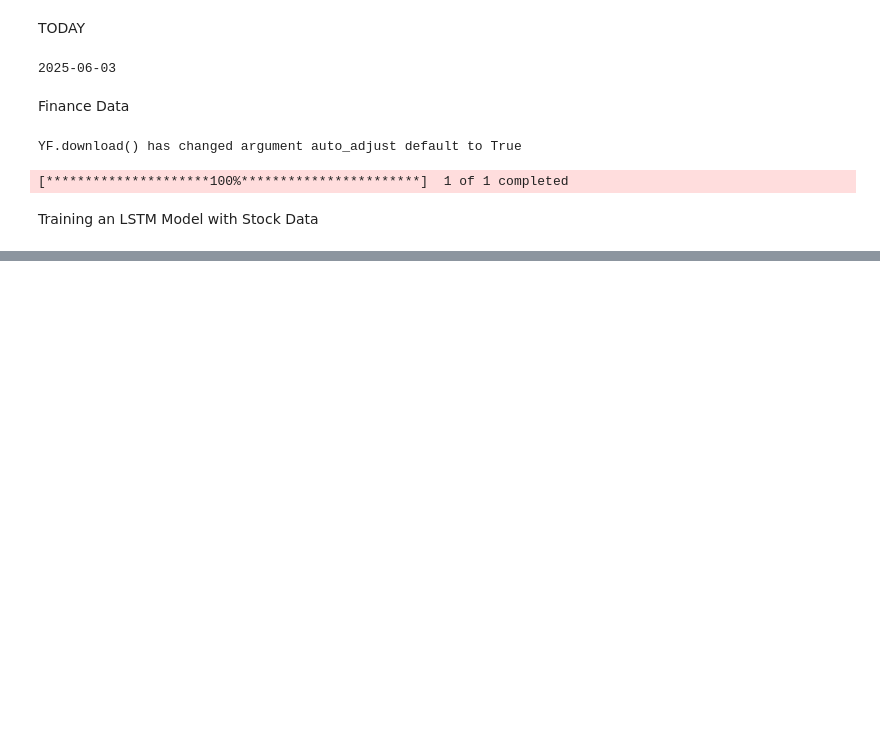
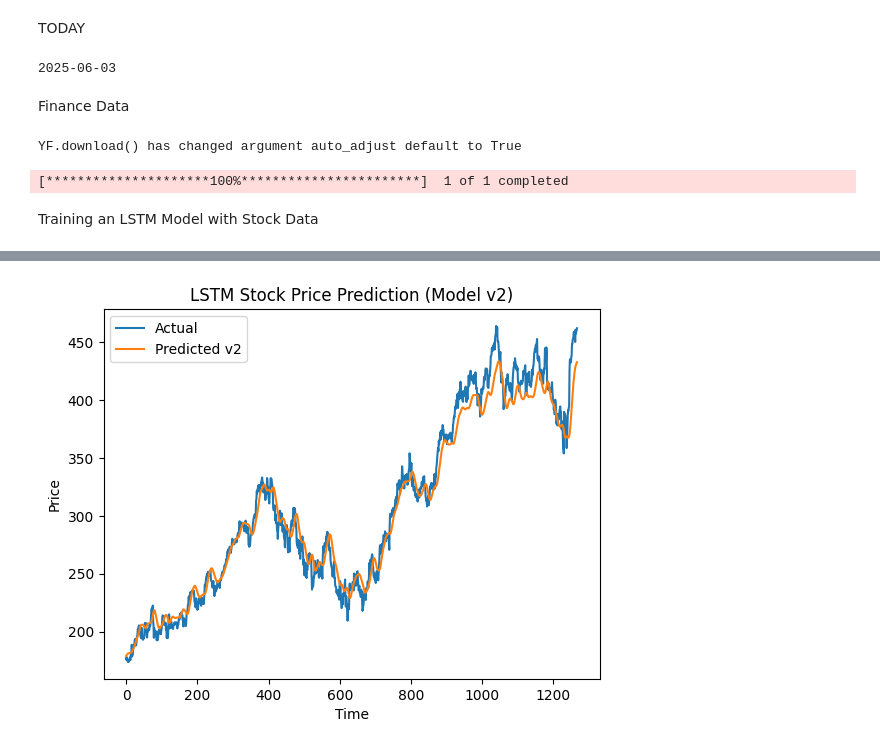
Before and after one commit to Sevinda-Herath/Stock-Market-Prediction-AI-Model, a Jupyter notebook: Model.ipynb, the cells around one changed output, grey strips where cells are left out. Saved outputs shown, nothing was run; the diff lists cells and outputs as text; code cells hidden in the pictures; blank space fills up the shorter version.

```diff
--- a/Model.ipynb
+++ b/Model.ipynb
@@ -194,0 +164,11 @@ plt.show()
+# %%
+from tensorflow.keras.models import load_model
+
+# Load the model from 'v2.h5'
+model_v2 = load_model('v2.h5')
+
+# Make predictions using X_test
+predictions_v2 = model_v2.predict(X_test)
+
+# Inverse transform to get actual price values
+predictions_v2_rescaled = scaler.inverse_transform(predictions_v2)
@@ -194,0 +178,10 @@ plt.show()
+# %%
+plt.plot(y_test_rescaled, label='Actual')
+plt.plot(predictions_v2_rescaled, label='Predicted v2')
+plt.title('LSTM Stock Price Prediction (Model v2)')
+plt.xlabel('Time')
+plt.ylabel('Price')
+plt.legend()
+plt.show()
+# %% [output]
+[figure, added]
```
Also changed, not shown: parts of 5 cells of this notebook, 4 other files.
